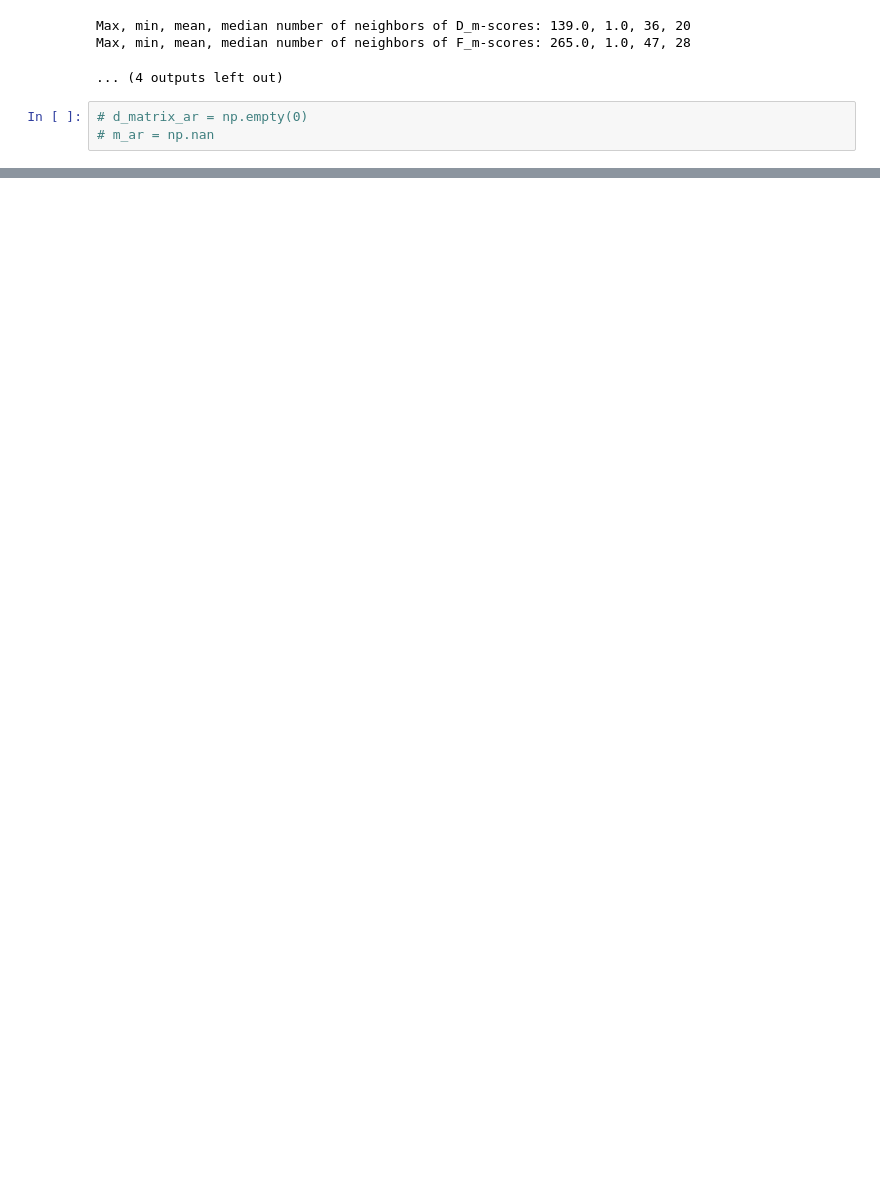
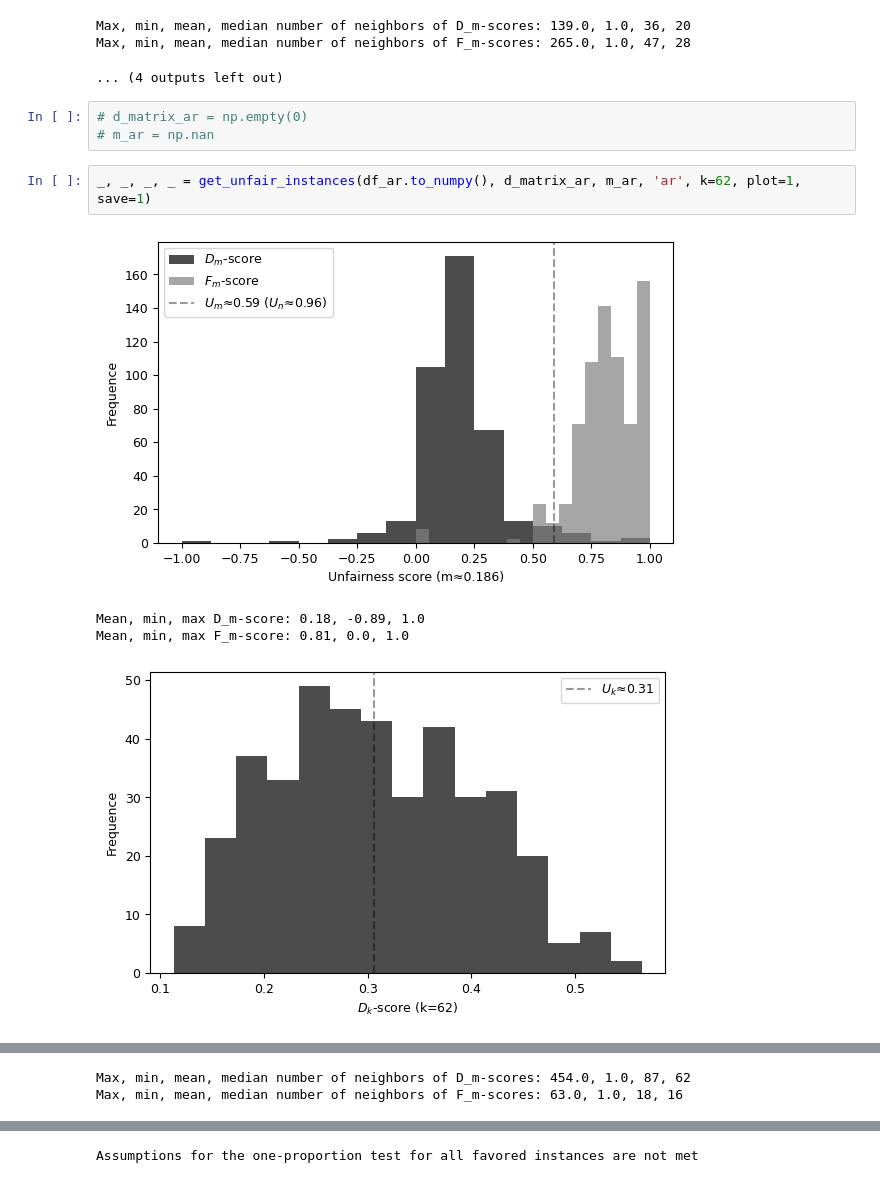
Before and after one commit to python211223/fairness-aware-classification, a Jupyter notebook: fair_classification.ipynb, the cells around one changed output, grey strips where cells are left out. Cells and saved outputs as stored; diff of their text form; blank space fills up the shorter version.

```diff
--- a/fair_classification.ipynb
+++ b/fair_classification.ipynb
@@ -1303,3 +1312,10 @@ Max, min, mean, median number of neighbors of F_m-scores: 265.0, 1.0, 47, 28
 # %%
 # d_matrix_ar = np.empty(0)
 # m_ar = np.nan
+# %%
+_, _, _, _ = get_unfair_instances(df_ar.to_numpy(), d_matrix_ar, m_ar, 'ar', k=62, plot=1, save=1)
+# %% [output]
+[figure, added]
+Mean, min, max D_m-score: 0.18, -0.89, 1.0
+Mean, min, max F_m-score: 0.81, 0.0, 1.0
+[figure, added]
@@ -1305,0 +1323,2 @@ Max, min, mean, median number of neighbors of F_m-scores: 265.0, 1.0, 47, 28
+Max, min, mean, median number of neighbors of D_m-scores: 454.0, 1.0, 87, 62
+Max, min, mean, median number of neighbors of F_m-scores: 63.0, 1.0, 18, 16
@@ -1306,3 +1328,4 @@ Max, min, mean, median number of neighbors of F_m-scores: 265.0, 1.0, 47, 28
+Assumptions for the one-proportion test for all favored instances are not met
 # %%
 # w_ar = get_w(df_ar, bin_cols_ar, nom_cols_ar, int_cols_ar, ord_cols_ar, 'ar', save=1)[0].reshape(-1, 1)
 w_ar = pd.read_excel(f'{w_path}w_ar_2887_0.09.xlsx', usecols=['w']).to_numpy()
```
Also changed, not shown: parts of 14 cells of this notebook.
